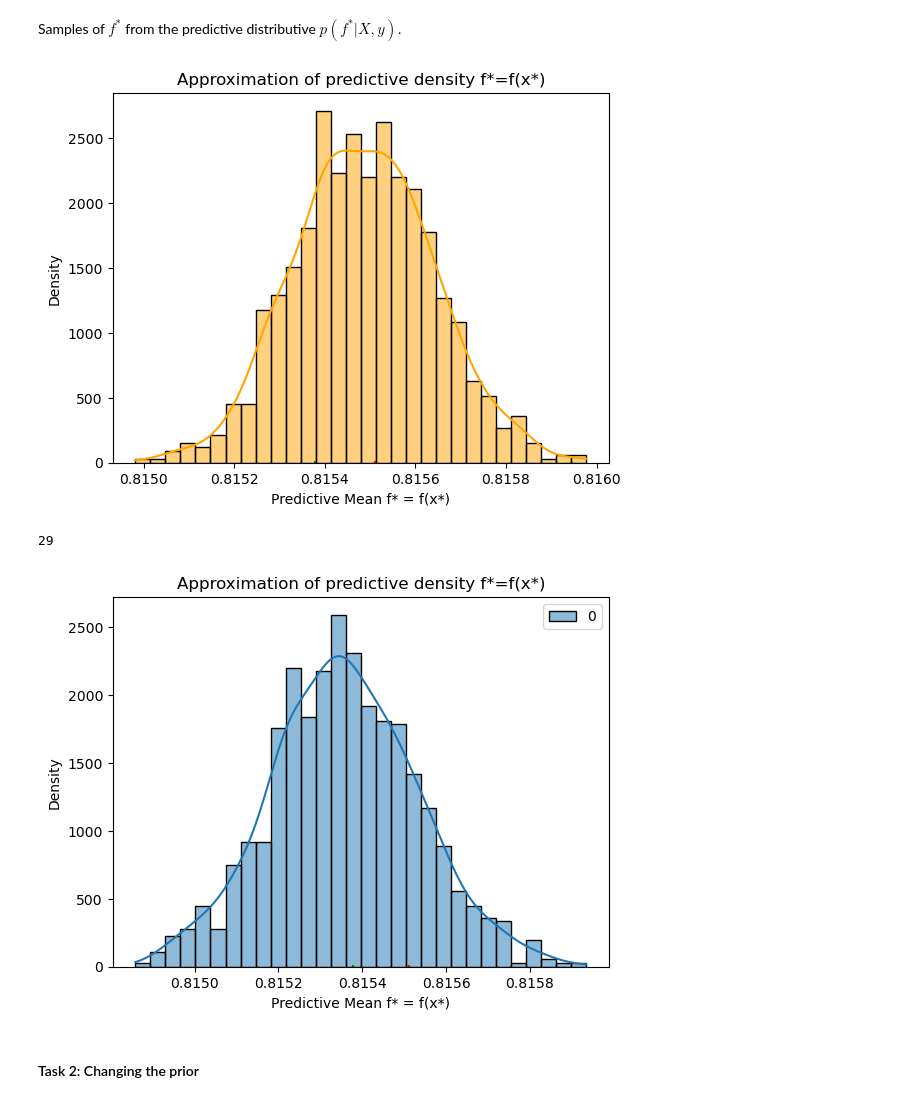
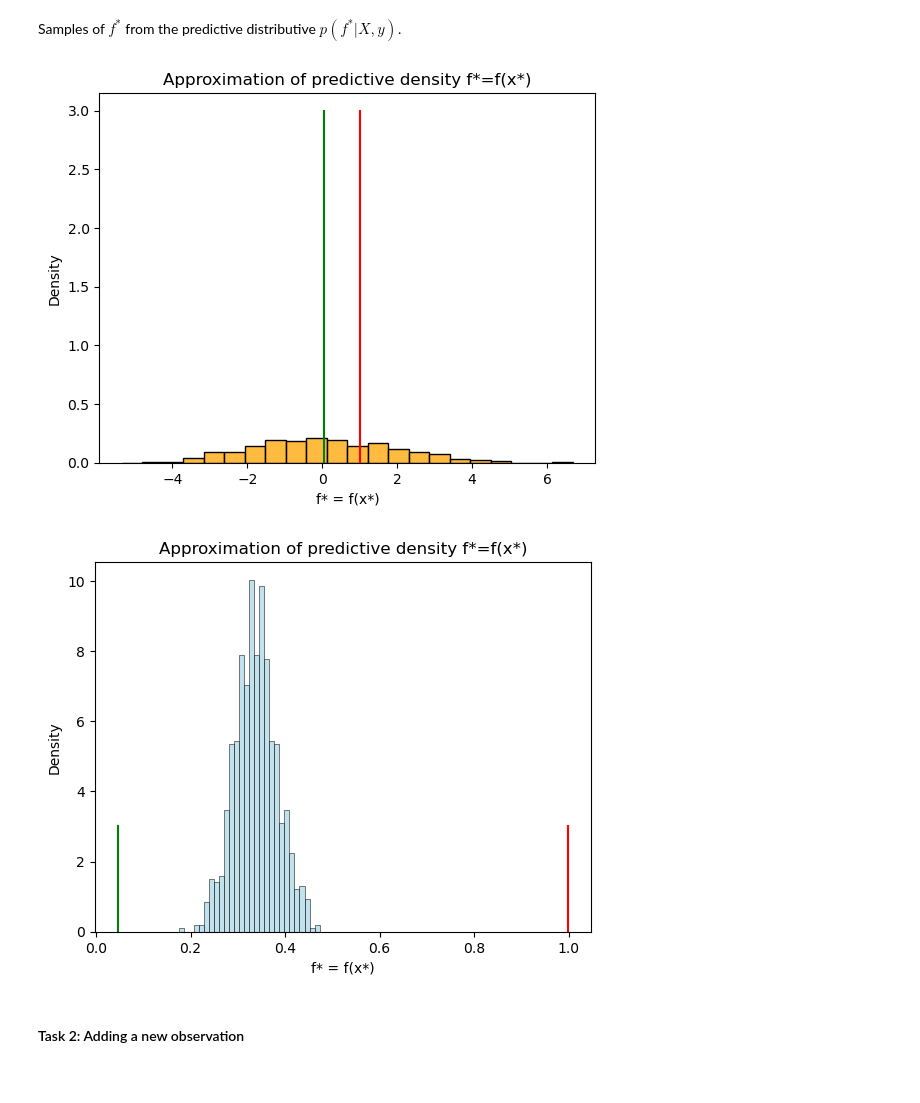
Before and after one commit to SashaCroatia/GaussianProcessRegression, a Jupyter notebook: BayesianModelSelection.ipynb, the cells around one changed output. Cells and saved outputs as stored; diff of their text form; code cells hidden in the pictures.

```diff
--- a/BayesianModelSelection.ipynb
+++ b/BayesianModelSelection.ipynb
@@ -1278,56 +1041,48 @@ Text(0, 0.5, 'Predictive Std')
 # %% [markdown]
 Samples of $f^*$ from the predictive distributive $p(f^*\vert X,y)$.
 # %%
-nbins = 30
-y_hist, x_hist = np.histogram(C, bins = nbins, density=True)
-density_C = ((np.max(C)-np.min(C))/nbins)*y_hist #attempt at pdf of theta
+def sample_pred(Xtest,X,y,sigma_n,l,sigma,num_points = 1001):
+    Xtest, mu, covar = conditional_full(Xtest, X, y.T[0], sigma_n, l, sigma)
+    ftest = np.random.multivariate_normal(mu, covar, num_points)
 
-def sample_pred(Xtest,X,y,sigma_n,l,sigma):
-    Xtest, mu, covar = conditional_full(Xtest, X, y.T[0], sigma_n, l, sigma)
-    ftest = np.random.multivariate_normal(mu, covar, 1000)
-    return ftest#multivariate_normal.pdf(ftest,mu,covar)
+    #Freedman-Diaconis rule for determining bin width
+    nbins = int(np.ceil((np.max(ftest)-np.min(ftest))/(2*stats.iqr(ftest)*num_points**(-1/3))))
+    return ftest.T[0], nbins #multivariate_normal.pdf(ftest,mu,covar)
 
-def pdf_post(l):
-    for i in range(nbins):
-        if x_hist[i] <= l <= x_hist[i+1]:
-            return density_C[i]
-            break
-        else:
-            continue
+def pdf_post(l,density):
+    return density.pdf(l)[0]
 
-def sample_pred_post(Xtest,X,y,sigma_n,sigma,density_C):
+def sample_pred_post(Xtest,X,y,sigma_n,eval_points,sigma,density,dc):
     integrands = []
-    for i in range(nbins):
-        integrand = sample_pred(Xtest,X,y,sigma_n,x_hist[i],sigma) * density_C[i]
+    for i in range(len(eval_points)):
+        integrand = sample_pred(Xtest,X,y,sigma_n,eval_points[i],sigma)[0] * density.pdf(eval_points[i])[0] * dc
         integrands.append(integrand)
-        print(i,end="\r")
-    return np.array(integrands)
+    integrands = np.array(integrands)
+    value = np.sum(integrands,axis = 0)
+    return value, nbins
 # %%
 #Distribution of f* without marginalizing over the posterior of l:
-l = 0.4
-D = sample_pred(Xtest,X,y,sigma_n,l,sigma).T[0]
+D, nbins_pred = sample_pred(Xtest_maxstd,X,y,sigma_n,max_post_l,sigma)
 
-plt.plot([f_scaled(Xtest,minX,maxX)[0]]*100,np.linspace(0,3,100),'r-') #actual
-plt.plot([mu_max[0][0]]*100,np.linspace(0,3,100),'g-') #MAP
-sns.histplot(D, kde=True, bins = 30, color="orange", stat="density")
+plt.plot([f_scaled(Xtest_maxstd,minX,maxX)[0]]*100,np.linspace(0,1,100),'r-') #actual
+plt.plot([mu_max[0][0]]*100,np.linspace(0,1,100),'g-') #MAP
+sns.histplot(D, kde=False, bins = nbins_pred, color="orange", stat="density")
 plt.xlabel('f* = f(x*)')
 plt.title('Approximation of predictive density f*=f(x*)')
 plt.show()
 # %% [output]
-[figure, old version]
+[figure, new version]
 # %%
 #Distribution of f* marginalized over the posterior of l:
-E = np.sum(sample_pred_post(Xtest,X,y,sigma_n,sigma,density_C),axis=0)
-E.shape
+E, nbins_pred = sample_pred_post(Xtest_maxstd,X,y,sigma_n,eval_points,sigma,density,dc)
 
-plt.plot([f_scaled(Xtest,minX,maxX)[0]]*100,np.linspace(0,3,100),'r-') #actual
-plt.plot([mu_max[0][0]]*100,np.linspace(0,3,100),'g-') #MAP
-sns.histplot(E, kde=True, bins = 30, color="orange", stat="density")
+plt.plot([f_scaled(Xtest_maxstd,minX,maxX)[0]]*100,np.linspace(0,3,100),'r-') #actual f*
+plt.plot([mu_max[0][0]]*100,np.linspace(0,3,100),'g-') #f* at l=MAP
+sns.histplot(E, kde=False, bins = nbins_pred, color="lightblue", stat="density")
 plt.xlabel('f* = f(x*)')
 plt.title('Approximation of predictive density f*=f(x*)')
 plt.show()
 # %% [output]
-29
-[figure, old version]
+[figure, new version]
 # %% [markdown]
-#### Task 2: Changing the prior
+#### Task 2: Adding a new observation
```
Also changed, not shown: parts of 74 cells of this notebook, 1 other file.
